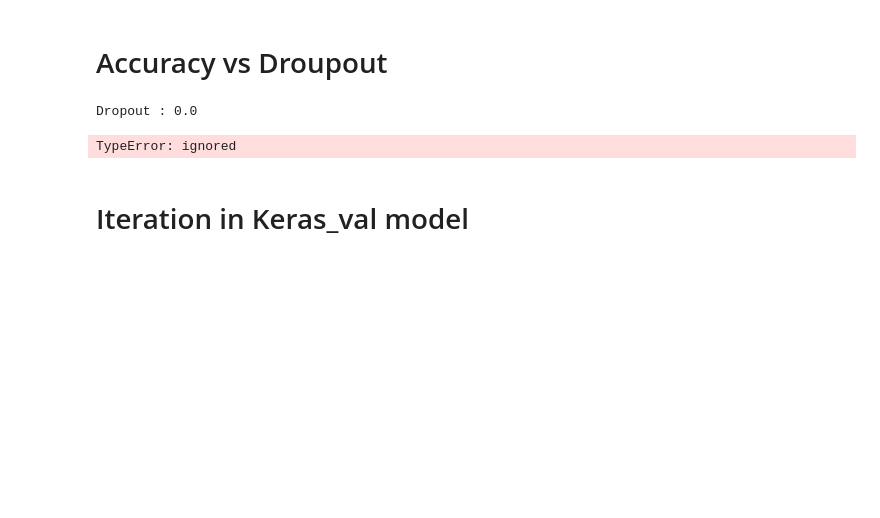
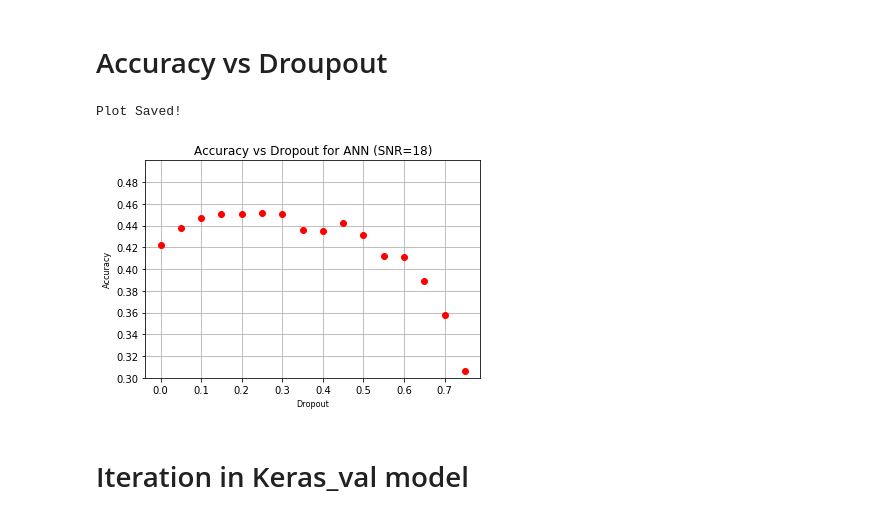
Before and after one commit to MohsenJadidi/MC, a Jupyter notebook: AMC.ipynb, the cells around one changed output. Saved outputs shown, nothing was run; the diff lists cells and outputs as text; code cells hidden in the pictures; blank space fills up the shorter version.

```diff
--- a/AMC.ipynb
+++ b/AMC.ipynb
@@ -73,9 +76,9 @@ y_snr = np.array(y_snr)
 # %%
 ###### Splitting the dataset into the Training set and Test set ######
 from sklearn.model_selection import train_test_split
-X_train, X_test, y_train, y_test = train_test_split(X_snr, y_snr, test_size = 0.2, random_state = 0)
+#X_train, X_test, y_train, y_test = train_test_split(X_snr, y_snr, test_size = 0.2, random_state = 0)
 # The below line better for Cross_val part
-# X_train, X_test, y_train, y_test = train_test_split(X_snr, y_snr, test_size = 1, random_state = 0)
+X_train, X_test, y_train, y_test = train_test_split(X_snr, y_snr, test_size = 1, random_state = 0)
 # %%
 # Feature Scaling
 from sklearn.preprocessing import StandardScaler
@@ -184,29 +185,49 @@ from keras.layers import Dense
 from keras.layers import Dropout
 
 means = []
+for i in range(16):
+  def build_classifier():
+      classifier = Sequential()
+      classifier.add(Dense(units = 132, kernel_initializer = 'uniform', activation = 'relu', input_dim = 256))
+      dout = 0.05*i
+      classifier.add(Dropout(rate = dout))
+      classifier.add(Dense(units = 132, kernel_initializer = 'uniform', activation = 'relu'))
+      classifier.add(Dropout(rate = dout))
+      classifier.add(Dense(units = 8, kernel_initializer = 'uniform', activation = 'softmax'))
+      classifier.compile(optimizer = 'adam', loss = 'categorical_crossentropy', metrics = ['accuracy'])
+      return classifier
 
-def build_classifier(d):
-    classifier = Sequential()
-    classifier.add(Dense(units = 132, kernel_initializer = 'uniform', activation = 'relu', input_dim = 256))
-    dout = d
-    classifier.add(Dropout(rate = dout))
-    classifier.add(Dense(units = 132, kernel_initializer = 'uniform', activation = 'relu'))
-    classifier.add(Dropout(rate = dout))
-    classifier.add(Dense(units = 8, kernel_initializer = 'uniform', activation = 'softmax'))
-    classifier.compile(optimizer = 'adam', loss = 'categorical_crossentropy', metrics = ['accuracy'])
-    return classifier
-for i in range(16):
-  print("Dropout :", 0.5*i)
+  print("Dropout :", 0.05*i)
   batch = 10
   epoch = 25
-  classifier = KerasClassifier(build_fn = build_classifier(0.5*i), batch_size = batch, epochs = epoch)
+  classifier = KerasClassifier(build_fn = build_classifier, batch_size = batch, epochs = epoch, verbose=0)
   # It is better test_size = 1 in Splitting the dataset part
   accuracies = cross_val_score(estimator = classifier, X = X_train, y = y_train, cv = 5, n_jobs = 1)
   mean = accuracies.mean()
   variance = accuracies.std()
+  print(mean)
   means.append(mean)
-# %% [output]
-Dropout : 0.0
-TypeError: ignored
+# %%
+
+import matplotlib.pyplot as plt
+
+ax = plt.plot(d, means, 'ro')
+plt.grid()
+plt.title('Accuracy vs Dropout for ANN (SNR=18)')
+plt.xlabel('Dropout', fontsize=8)
+plt.ylabel('Accuracy', fontsize=8)
+plt.ylim([0.30,0.5])
+plt.yticks(np.arange(0.3, 0.5, step=0.02))
+
+
+dic = "/content/drive/My Drive/Colab Notebooks/"
+# fig = ax.get_figure()
+plt.savefig(dic+f"/Pic/ANN-CrossVal(5)-132-132-ba{batch}-ep{epoch}(SNR={snr}).png", dpi=175, bbox_inches='tight')
+plt.savefig(dic+f"/Pic/ANN-CrossVal(5)-132-132-ba{batch}-ep{epoch}(SNR={snr}).eps", bbox_inches='tight')
+
+print("Plot Saved!")
+# %% [output]
+Plot Saved!
+[figure, added]
 # %% [markdown]
 # Iteration in Keras_val model
```
Also changed, not shown: parts of 9 cells of this notebook.
